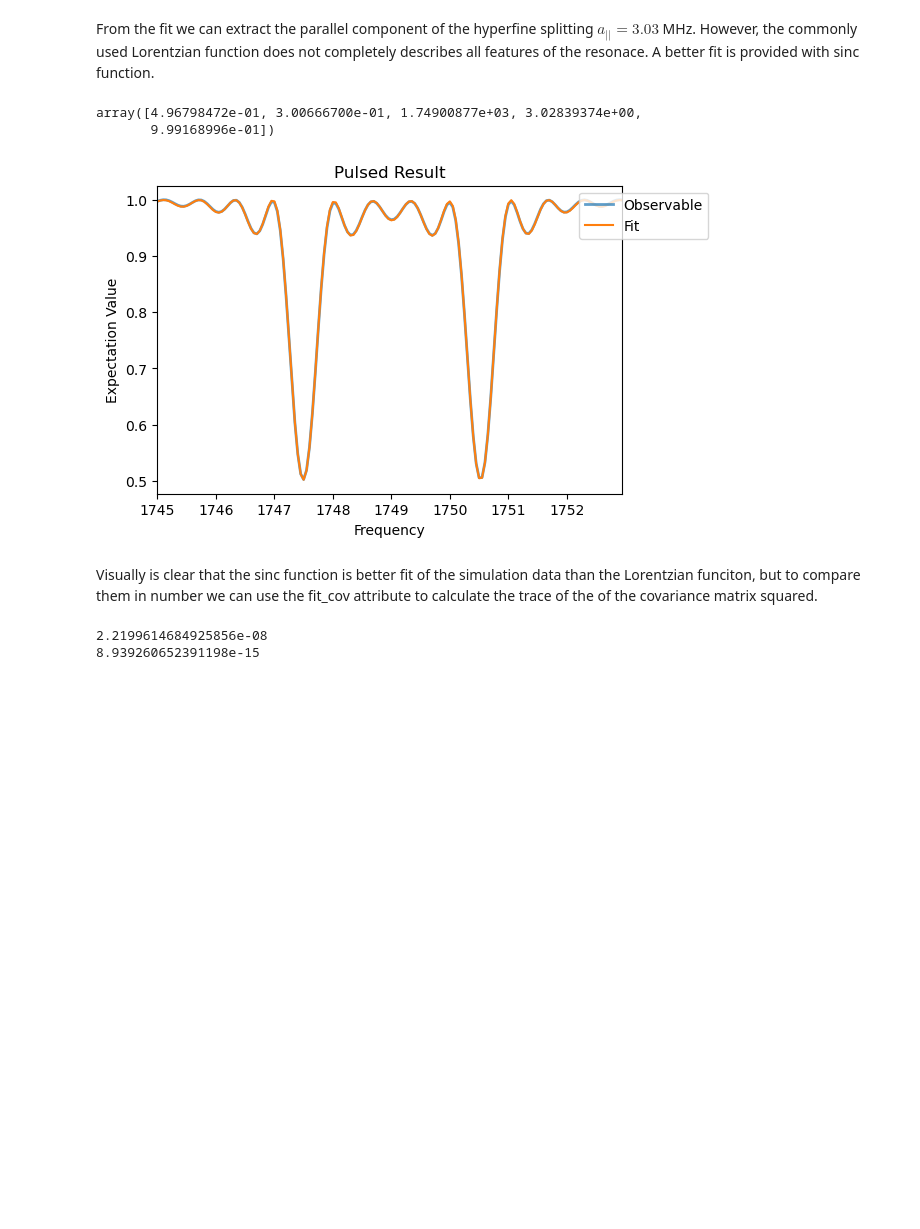
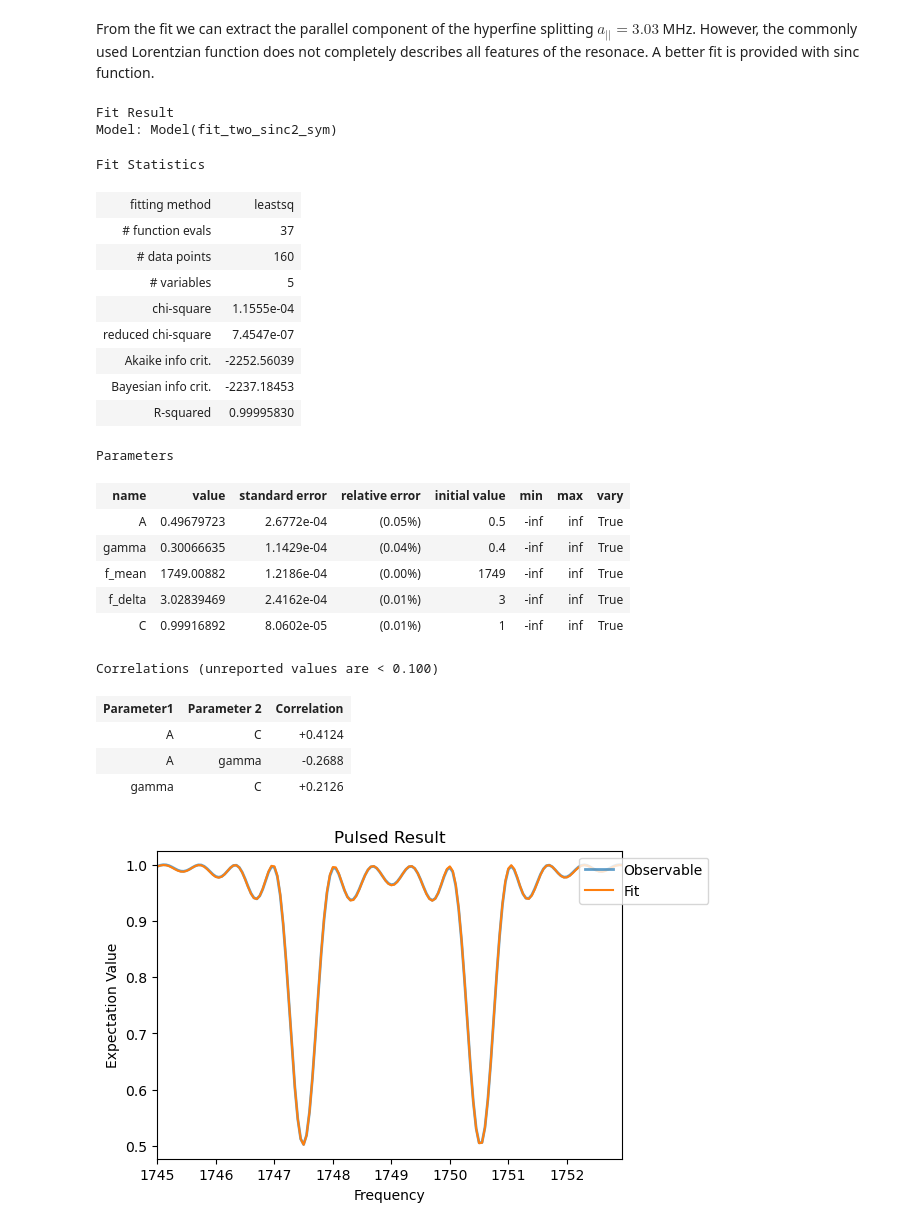
Before and after one commit to QISS-HZB/QuaCCAToo, a Jupyter notebook: docs/example_notebooks/Ex02_NV_Ramsey_PODMR.ipynb, the cells around one changed output. Saved outputs shown, nothing was run; the diff lists cells and outputs as text; code cells hidden in the pictures; blank space fills up the shorter version.

```diff
--- a/docs/example_notebooks/Ex02_NV_Ramsey_PODMR.ipynb
+++ b/docs/example_notebooks/Ex02_NV_Ramsey_PODMR.ipynb
@@ -267,23 +308,37 @@ From the fit we can extract the parallel component of the hyperfine splitting $a
 # %%
 podmr_analysis_2 = Analysis(podmr_exp_2)
 
 # run the fit
 podmr_analysis_2.run_fit(
-    fit_function = fit_two_sinc2_sym, # we use the same fit function as for the Rabi experiment
-    guess = [.5, .4, 1749, 3, 1], # initial guess for the fit parameters
+    model = Model(fit_two_sinc2_sym), # we use the same fit function as for the Rabi experiment
+    guess = {'A': 0.5, 'gamma': 0.4, 'f_mean':1749, 'f_delta':3,'C':1}, # initial guess for the fit parameters
     )
 
 podmr_analysis_2.plot_fit(xlabel='Frequency')
 podmr_analysis_2.fit
 # %% [output]
-array([4.96798472e-01, 3.00666700e-01, 1.74900877e+03, 3.02839374e+00,
-       9.99168996e-01])
+Fit Result
+Model: Model(fit_two_sinc2_sym)
+Fit Statistics
+| fitting method | leastsq |
+| # function evals | 37 |
+| # data points | 160 |
+| # variables | 5 |
+| chi-square | 1.1555e-04 |
+| reduced chi-square | 7.4547e-07 |
+| Akaike info crit. | -2252.56039 |
+| Bayesian info crit. | -2237.18453 |
+| R-squared | 0.99995830 |
+Parameters
+| name | value | standard error | relative error | initial value | min | max | vary |
+| A | 0.49679723 | 2.6772e-04 | (0.05%) | 0.5 | -inf | inf | True |
+| gamma | 0.30066635 | 1.1429e-04 | (0.04%) | 0.4 | -inf | inf | True |
+| f_mean | 1749.00882 | 1.2186e-04 | (0.00%) | 1749 | -inf | inf | True |
+| f_delta | 3.02839469 | 2.4162e-04 | (0.01%) | 3 | -inf | inf | True |
+| C | 0.99916892 | 8.0602e-05 | (0.01%) | 1 | -inf | inf | True |
+Correlations (unreported values are < 0.100)
+| Parameter1 | Parameter 2 | Correlation |
+| A | C | +0.4124 |
+| A | gamma | -0.2688 |
+| gamma | C | +0.2126 |
 [figure]
-# %% [markdown]
-Visually is clear that the sinc function is better fit of the simulation data than the Lorentzian funciton, but to compare them in number we can use the fit_cov attribute to calculate the trace of the of the covariance matrix squared.
-# %%
-print(np.trace(podmr_analysis.fit_cov**2))
-print(np.trace(podmr_analysis_2.fit_cov**2))
-# %% [output]
-2.2199614684925856e-08
-8.939260652391198e-15
```
Also changed, not shown: parts of 4 cells of this notebook, 7 other files.
